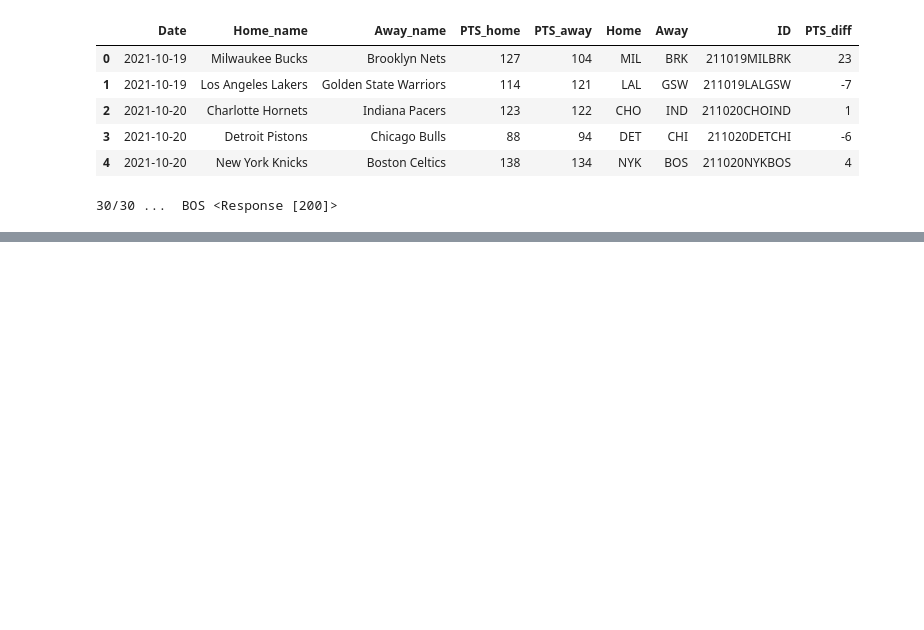
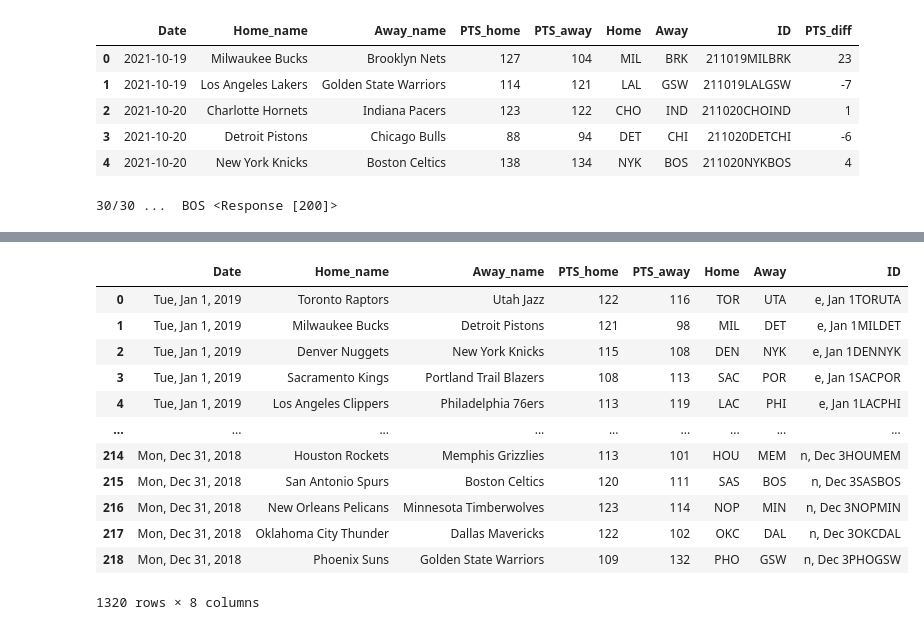
Before and after one commit to martinbog19/game_predictor, a Jupyter notebook: scraping.ipynb, the cells around one changed output, grey strips where cells are left out. Cells and saved outputs as stored; diff of their text form; code cells hidden in the pictures; blank space fills up the shorter version.

```diff
--- a/scraping.ipynb
+++ b/scraping.ipynb
@@ -138,0 +275,16 @@ data.shape
+# %%
+data_all
+# %% [output]
+|  | Date | Home_name | Away_name | PTS_home | PTS_away | Home | Away | ID |
+| 0 | Tue, Jan 1, 2019 | Toronto Raptors | Utah Jazz | 122 | 116 | TOR | UTA | e, Jan 1TORUTA |
+| 1 | Tue, Jan 1, 2019 | Milwaukee Bucks | Detroit Pistons | 121 | 98 | MIL | DET | e, Jan 1MILDET |
+| 2 | Tue, Jan 1, 2019 | Denver Nuggets | New York Knicks | 115 | 108 | DEN | NYK | e, Jan 1DENNYK |
+| 3 | Tue, Jan 1, 2019 | Sacramento Kings | Portland Trail Blazers | 108 | 113 | SAC | POR | e, Jan 1SACPOR |
+| 4 | Tue, Jan 1, 2019 | Los Angeles Clippers | Philadelphia 76ers | 113 | 119 | LAC | PHI | e, Jan 1LACPHI |
+| ... | ... | ... | ... | ... | ... | ... | ... | ... |
+| 214 | Mon, Dec 31, 2018 | Houston Rockets | Memphis Grizzlies | 113 | 101 | HOU | MEM | n, Dec 3HOUMEM |
+| 215 | Mon, Dec 31, 2018 | San Antonio Spurs | Boston Celtics | 120 | 111 | SAS | BOS | n, Dec 3SASBOS |
+| 216 | Mon, Dec 31, 2018 | New Orleans Pelicans | Minnesota Timberwolves | 123 | 114 | NOP | MIN | n, Dec 3NOPMIN |
+| 217 | Mon, Dec 31, 2018 | Oklahoma City Thunder | Dallas Mavericks | 122 | 102 | OKC | DAL | n, Dec 3OKCDAL |
+| 218 | Mon, Dec 31, 2018 | Phoenix Suns | Golden State Warriors | 109 | 132 | PHO | GSW | n, Dec 3PHOGSW |
+1320 rows × 8 columns
```
Also changed, not shown: parts of 12 cells of this notebook, 16 other files.
